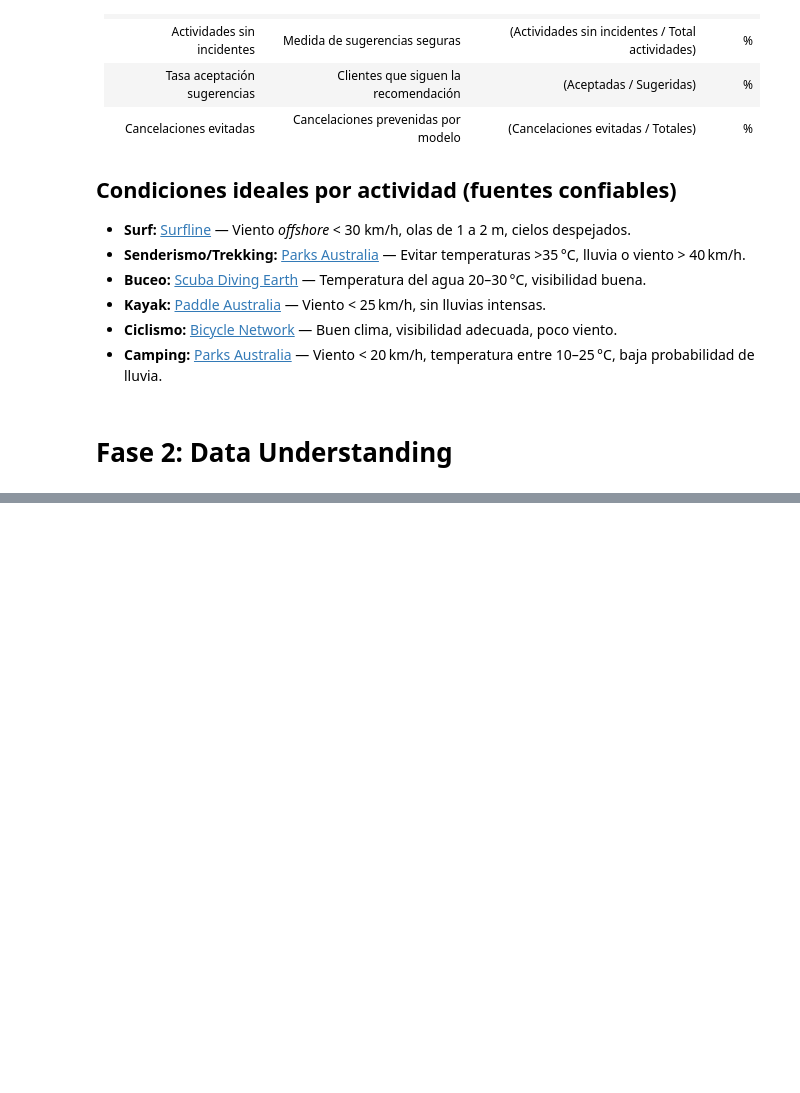
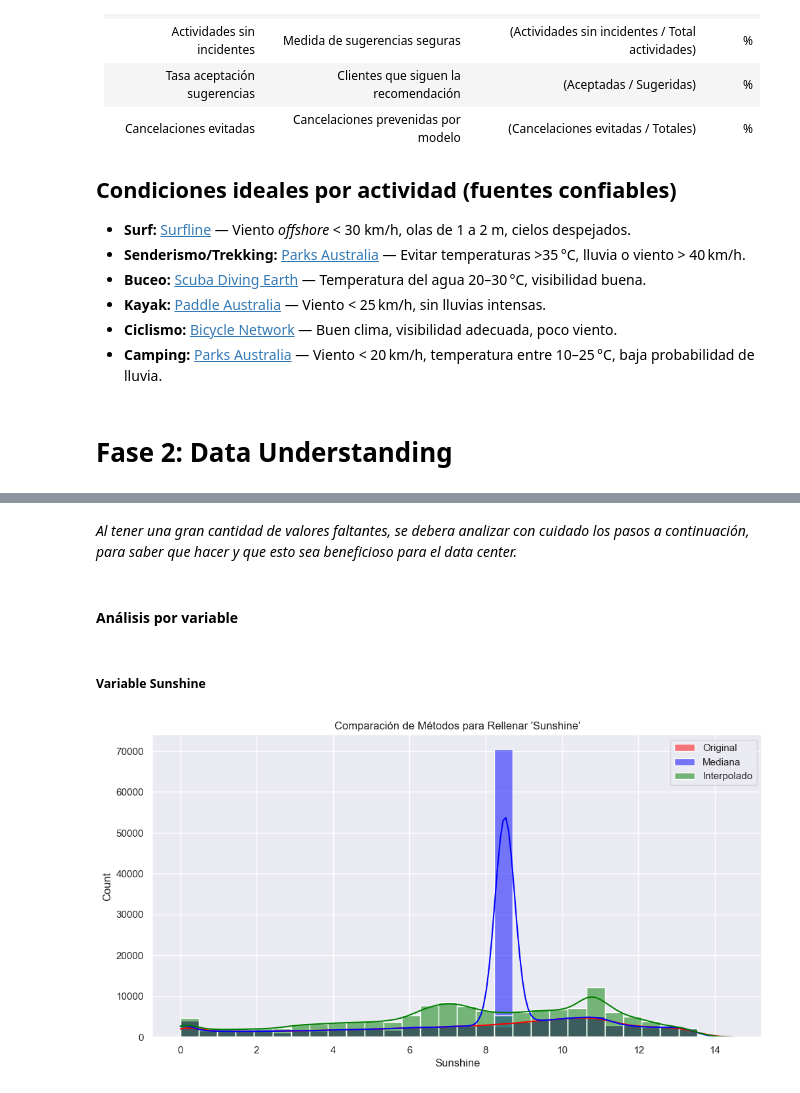
Before and after one commit to Manolowo/MineriadeDatos_Meteorologia, a Jupyter notebook: commonwealth/notebooks/CRISP-DM.ipynb, the cells around one changed output, grey strips where cells are left out. Saved outputs shown, nothing was run; the diff lists cells and outputs as text; code cells hidden in the pictures; blank space fills up the shorter version.

```diff
--- a/commonwealth/notebooks/CRISP-DM.ipynb
+++ b/commonwealth/notebooks/CRISP-DM.ipynb
@@ -107,0 +110,9 @@ El objetivo principal es anticipar las condiciones meteorológicas para recomend
+# %%
+import warnings
+warnings.filterwarnings("ignore")
+import pandas as pd
+import numpy as np
+import seaborn as sns
+import matplotlib.pyplot as plt
+%matplotlib inline
+sns.set(color_codes=True)
@@ -107,0 +123,3 @@ El objetivo principal es anticipar las condiciones meteorológicas para recomend
+# %%
+df = pd.read_csv("../data/01_raw/weatherAUS.csv")
+df.head()
@@ -107,0 +239,19 @@ El objetivo principal es anticipar las condiciones meteorológicas para recomend
+# %% [markdown]
+_Al tener una gran cantidad de valores faltantes, se debera analizar con cuidado los pasos a continuación, para saber que hacer y que esto sea beneficioso para el data center._
+# %% [markdown]
+#### Análisis por variable
+# %% [markdown]
+##### Variable Sunshine
+# %%
+import seaborn as sns
+import matplotlib.pyplot as plt
+
+plt.figure(figsize=(12,6))
+sns.histplot(df["Sunshine"], bins=30, kde=True, color="red", label="Original", alpha=0.5)
+sns.histplot(df["Sunshine"].fillna(df["Sunshine"].median()), bins=30, kde=True, color="blue", label="Mediana", alpha=0.5)
+sns.histplot(df["Sunshine"].interpolate(method="linear"), bins=30, kde=True, color="green", label="Interpolado", alpha=0.5)
+plt.legend()
+plt.title("Comparación de Métodos para Rellenar 'Sunshine'")
+plt.show()
+# %% [output]
+[figure, added]
```
Also changed, not shown: parts of 53 cells of this notebook.
